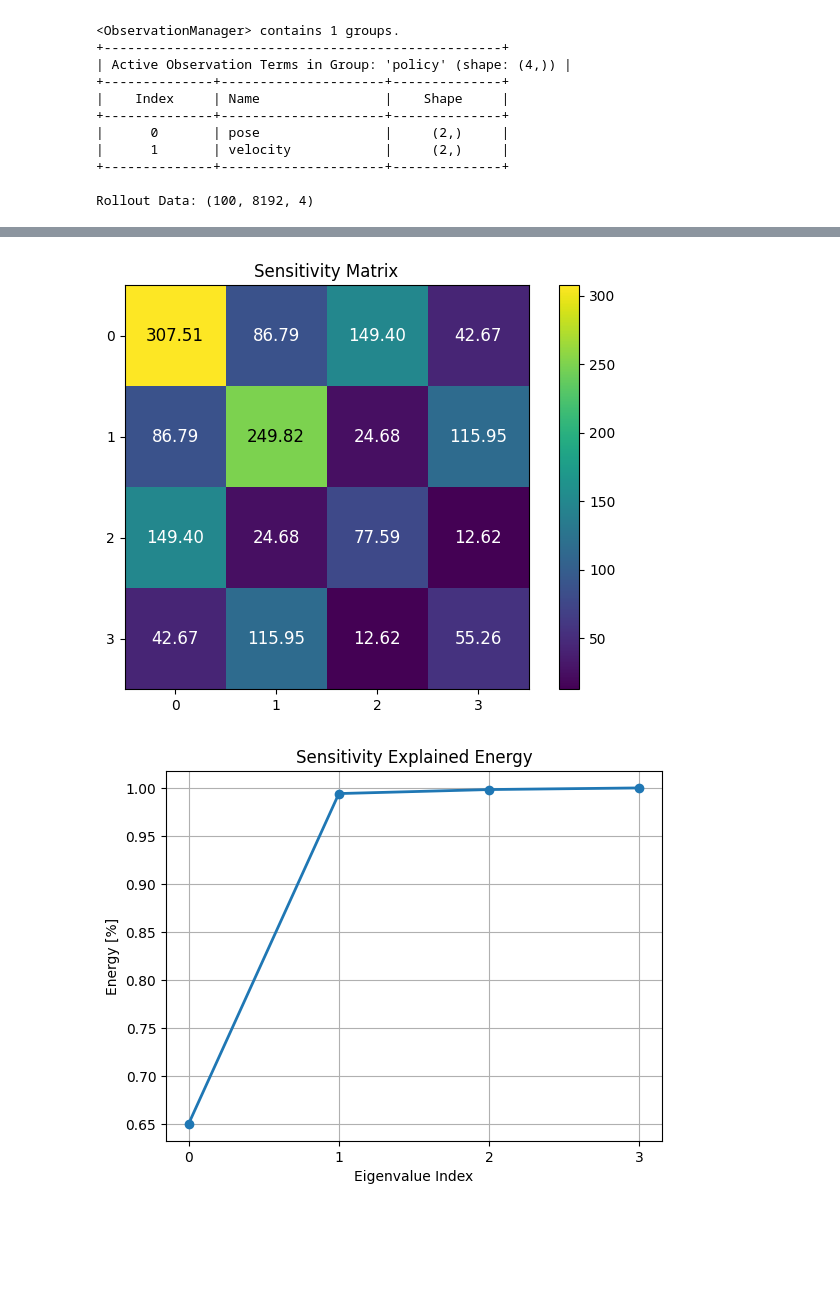
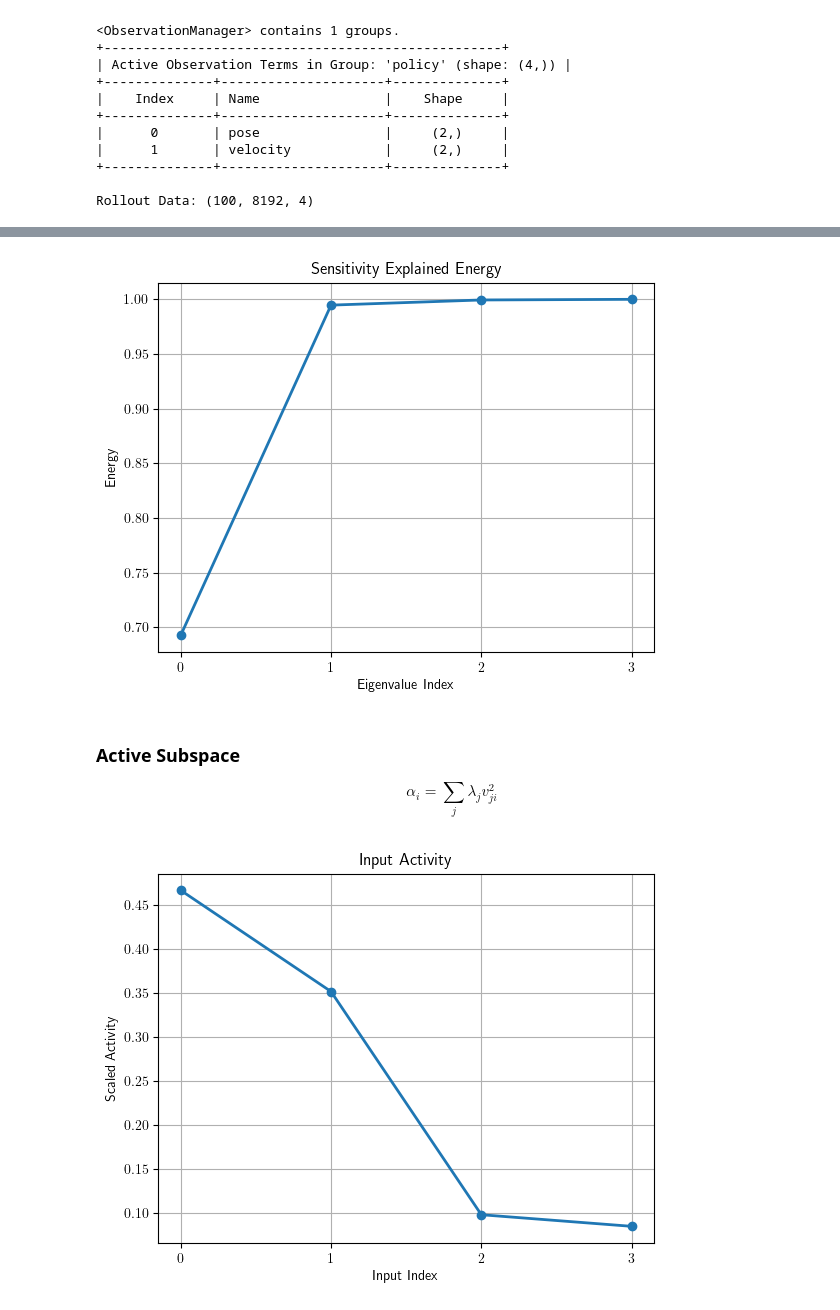
Before and after one commit to KyleM73/nonlinear_ct, a Jupyter notebook: scripts/analyze.ipynb, the cells around one changed output, grey strips where cells are left out. Drawn from its saved outputs; the diff is of its cells as text; code cells hidden in the pictures; blank space fills up the shorter version.

```diff
--- a/scripts/analyze.ipynb
+++ b/scripts/analyze.ipynb
@@ -15,7 +29,7 @@ from utils import (
 )
 # %%
 # load policy
-export_dir = "../logs/point_mass/2025-11-25_00-17-33/exported"
+export_dir = "../logs/point_mass/2025-11-27_12-15-37/exported"
 policy_path = os.path.join(export_dir, "policy_jit.pt")
 rollout_path = os.path.join(export_dir, "rollout.pt")
 io_path = os.path.join(export_dir, "policy_io.txt")
@@ -23,7 +37,7 @@ policy = torch.jit.load(policy_path).eval()
 rollout = torch.load(rollout_path)
 with open(io_path, "r") as f:
     print(f.read())
-rollout_obs, rollout_actions = rollout2trajectory(rollout)
+rollout_obs, rollout_actions, rollout_dones = rollout2trajectory(rollout)
 print(f"Rollout Data: {rollout_obs.numpy().shape}")
 # %% [output]
 <ActionManager> contains 1 active terms.
@@ -53,4 +83,6 @@ $$C = \mathbb{E}_{x\sim\mathcal{X}_\text{train}}\left [ J(x)^T J(x) \right ]$$
 # %%
-states = rollout_obs[:, :100].reshape(-1, 4)
+# sensitivity matrix
+states = rollout_obs.reshape(-1, 4)
 C, eigvals, eigvecs, explained_energy, input_activity = compute_sensitivity(policy, states)
-C_traj, eig_traj = compute_batch_multistep_sensitivity(policy, rollout_obs[:, 0:100])
+plot_matrix(C, "Sensitivity Matrix")
+plot_semilogy(eigvals, "Eigenvalue Spectrum", "Eigenvalue Index", "log(Eigenvalue)")
@@ -57,10 +103,11 @@ C_traj, eig_traj = compute_batch_multistep_sensitivity(policy, rollout_obs[:, 0:
+# %%
+plot_1d(explained_energy, "Sensitivity Explained Energy", "Eigenvalue Index", "Energy")
+# %% [output]
+[figure, added]
+# %% [markdown]
+### Active Subspace
+$$\alpha_i=\sum_j\lambda_jv_{ji}^2$$
 # %%
-# plot logs
-plot_matrix(C, "Sensitivity Matrix")
-plot_1d(explained_energy, "Sensitivity Explained Energy", "Eigenvalue Index", "Energy [%]")
-plot_1d(input_activity, "Input Activity", "Input Index", "Scaled Activity [%]")
-plot_semilogy(eigvals, "Eigenvalue Spectrum", "Eigenvalue Index", "log(Eigenvalue)")
-plot_multistep_sensitivity(C_traj, eig_traj, log=False)
+plot_1d(input_activity, "Input Activity", "Input Index", "Scaled Activity")
 # %% [output]
-[figure, old version]
+[figure, new version]
-[figure, removed]
```
Also changed, not shown: parts of 12 cells of this notebook, 4 other files.
